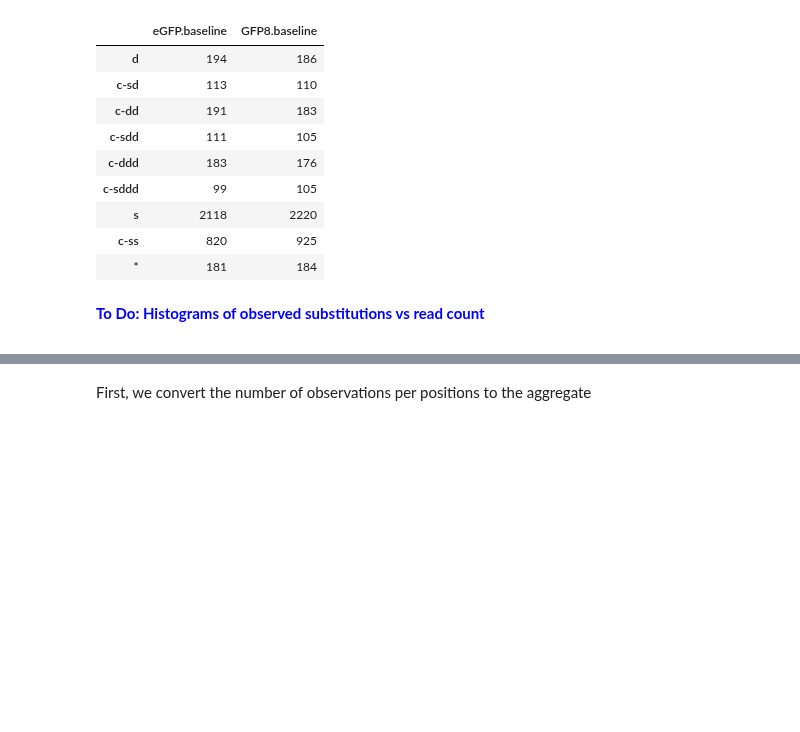
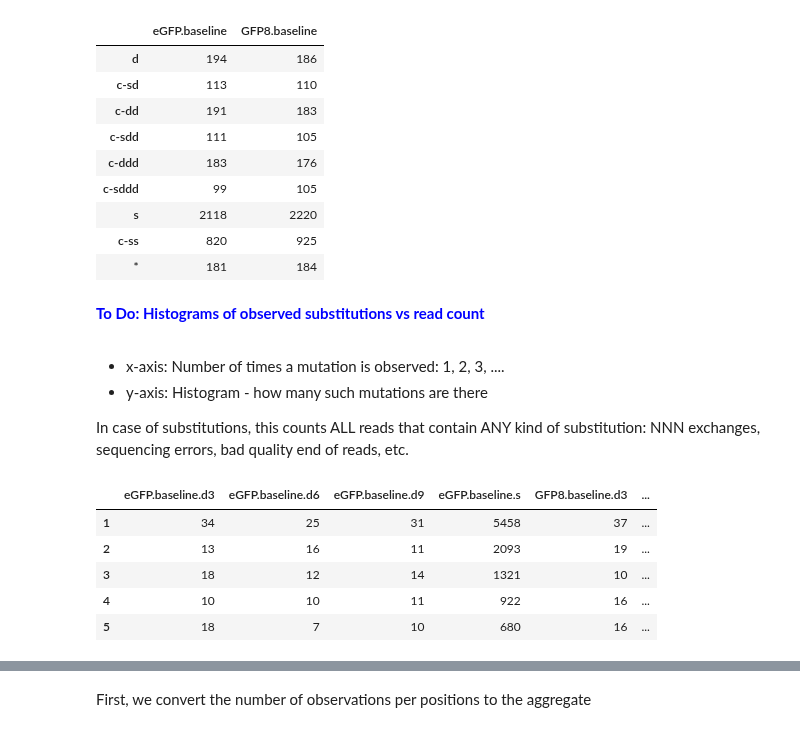
Before and after one commit to MayaPetek/InDelScanner, a Jupyter notebook: Results_GFP_deletions/GFP_deletions.ipynb, the cells around one changed output, grey strips where cells are left out. Drawn from its saved outputs; the diff is of its cells as text; code cells hidden in the pictures; blank space fills up the shorter version.

```diff
--- a/Results_GFP_deletions/GFP_deletions.ipynb
+++ b/Results_GFP_deletions/GFP_deletions.ipynb
@@ -461,3 +461,8 @@ df[['eGFP.baseline', 'GFP8.baseline']]
 <font color=blue>
 
 **To Do: Histograms of observed substitutions vs read count**
+# %% [markdown]
+- x-axis: Number of times a mutation is observed: 1, 2, 3, ....
+- y-axis: Histogram - how many such mutations are there
+
+In case of substitutions, this counts ALL reads that contain ANY kind of substitution: NNN exchanges, sequencing errors, bad quality end of reads, etc.
@@ -463,0 +500,12 @@ df[['eGFP.baseline', 'GFP8.baseline']]
+# %%
+cols = ['.'.join([k, t]) for k in ['eGFP.baseline', 'GFP8.baseline'] for t in ['d3', 'd6', 'd9', 's']]
+
+df_hist_Poisson = pd.DataFrame(hist_Poisson, columns=cols).fillna(0).astype('int32')
+df_hist_Poisson.head()
+# %% [output]
+|  | eGFP.baseline.d3 | eGFP.baseline.d6 | eGFP.baseline.d9 | eGFP.baseline.s | GFP8.baseline.d3 | ... |
+| 1 | 34 | 25 | 31 | 5458 | 37 | ... |
+| 2 | 13 | 16 | 11 | 2093 | 19 | ... |
+| 3 | 18 | 12 | 14 | 1321 | 10 | ... |
+| 4 | 10 | 10 | 11 | 922 | 16 | ... |
+| 5 | 18 | 7 | 10 | 680 | 16 | ... |
```
Also changed, not shown: parts of 14 cells of this notebook, 1 other file.
